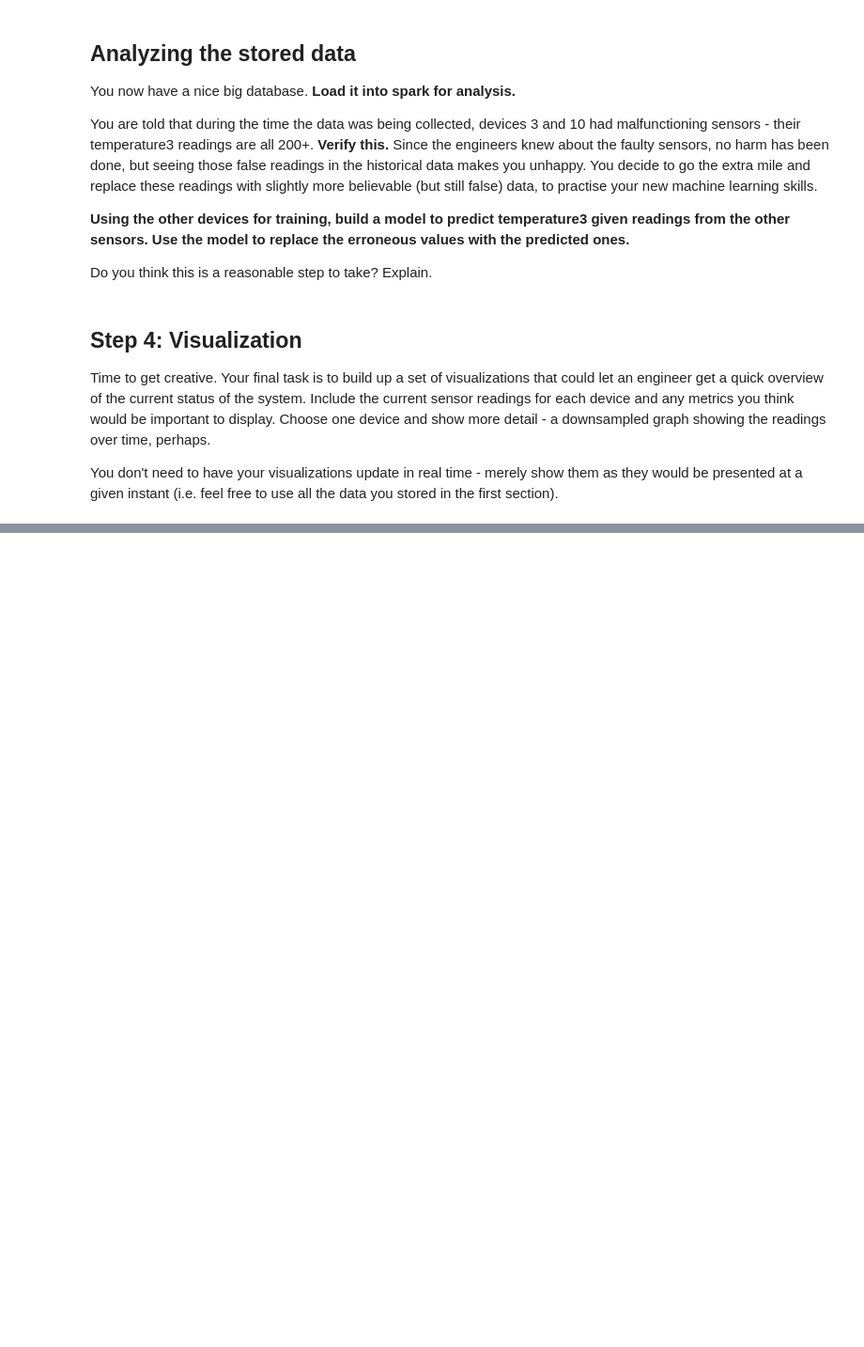
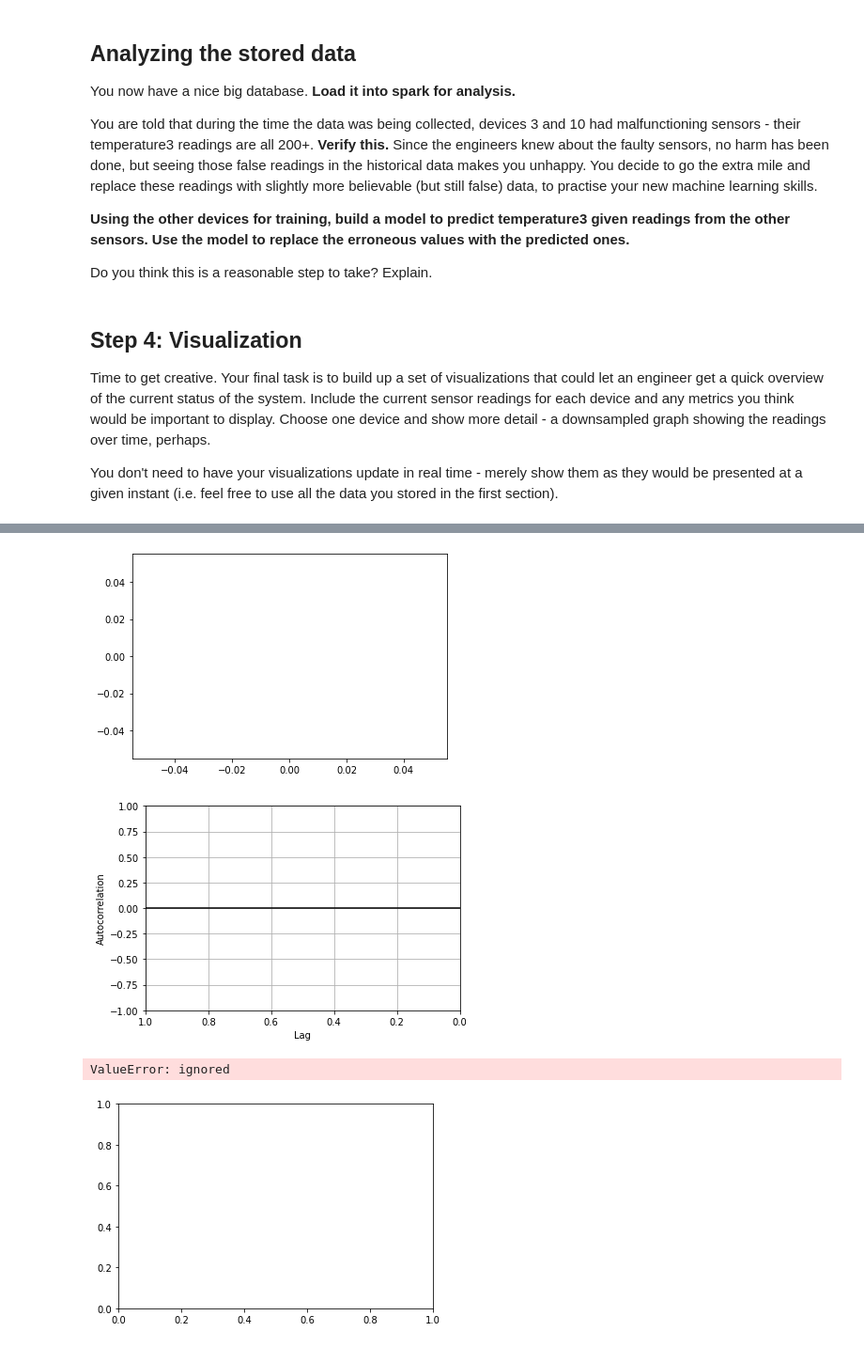
Before and after one commit to mahwaik/tutorials, a Jupyter notebook: BD_24_Summative1.ipynb, the cells around one changed output, grey strips where cells are left out. Shown at 94% size. Cells and saved outputs as stored; diff of their text form; code cells hidden in the pictures; blank space fills up the shorter version.

```diff
--- a/BD_24_Summative1.ipynb
+++ b/BD_24_Summative1.ipynb
@@ -187,0 +205,15 @@ You don't need to have your visualizations update in real time - merely show the
+# %%
+Temp1 = df['Temp1']
+Temp1[1:100].plot()
+pyplot.show()
+
+autocorrelation_plot(Temp1[1:100])
+pyplot.show()
+
+plot_acf(Temp1[1:100], lags=60)
+pyplot.show()
+# %% [output]
+[figure, added]
+[figure, added]
+ValueError: ignored
+[figure, added]
```
Also changed, not shown: parts of 36 cells of this notebook.
